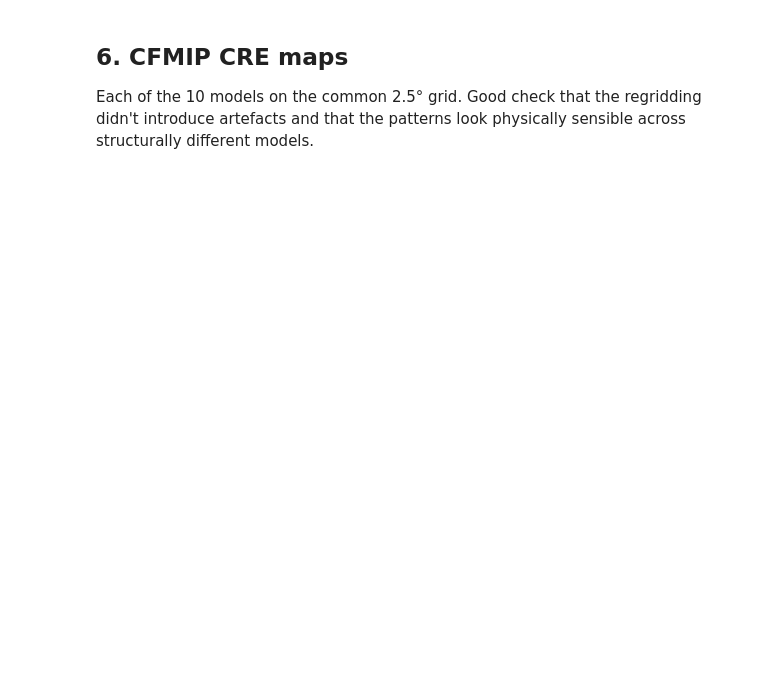
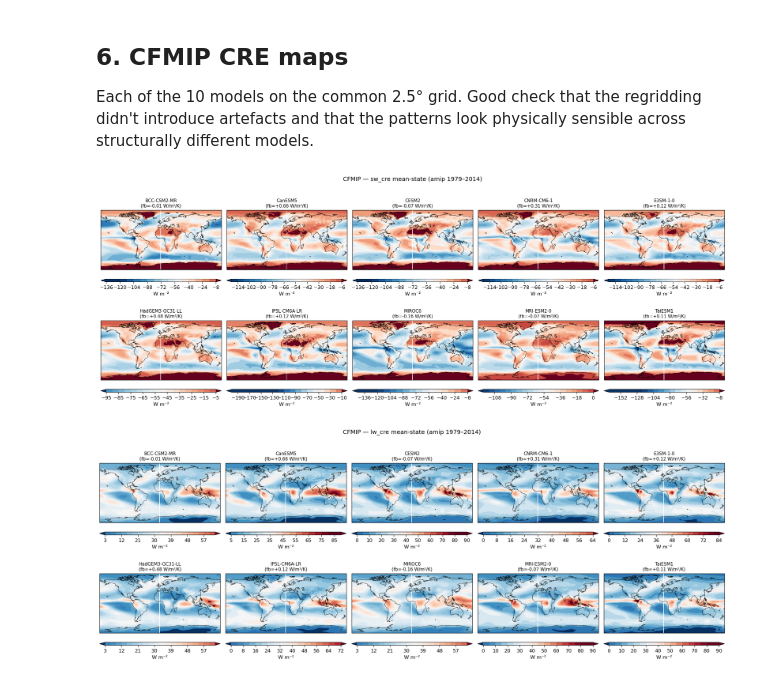
Before and after one commit to evanwellmeyer/cloud_feedbacks, a Jupyter notebook: sanity_checks.ipynb, the cells around one changed output. Drawn from its saved outputs; the diff is of its cells as text; code cells hidden in the pictures; blank space fills up the shorter version.

```diff
--- a/sanity_checks.ipynb
+++ b/sanity_checks.ipynb
@@ -191,17 +222,20 @@ Each of the 10 models on the common 2.5° grid. Good check that the regridding d
 # %%
 models = [str(m) for m in cfmip_cre.model.values]
 cfmip_lat = cfmip_cre.latitude.values
 cfmip_lon = cfmip_cre.longitude.values
 
 for channel, vmin, vmax, cmap in [("sw_cre", -120, 20, "RdBu_r"), ("lw_cre", -10, 80, "RdBu_r")]:
-    fig, axes = plt.subplots(2, 5, figsize=(18, 6),
+    fig, axes = plt.subplots(2, 5, figsize=(18, 8),
                              subplot_kw={"projection": proj})
     axes = axes.flatten()
     for ax, model in zip(axes, models):
         data = cfmip_cre.sel(channel=channel, model=model).values
         fb   = float(cfmip_fb.sel(model=model)) / 4
         map_ax(ax, data, cfmip_lat, cfmip_lon,
                f"{model}\n(fb={fb:+.2f} W/m²/K)", vmin=vmin, vmax=vmax, cmap=cmap)
-    fig.suptitle(f"CFMIP — {channel} mean-state (amip 1979–2014)", fontsize=12, y=1.01)
+    fig.suptitle(f"CFMIP — {channel} mean-state (amip 1979–2014)", fontsize=12, y=0.90)
     plt.tight_layout()
     plt.show()
+# %% [output]
+[figure, added]
+[figure, added]
```
Also changed, not shown: parts of 10 cells of this notebook, 2 other files.
